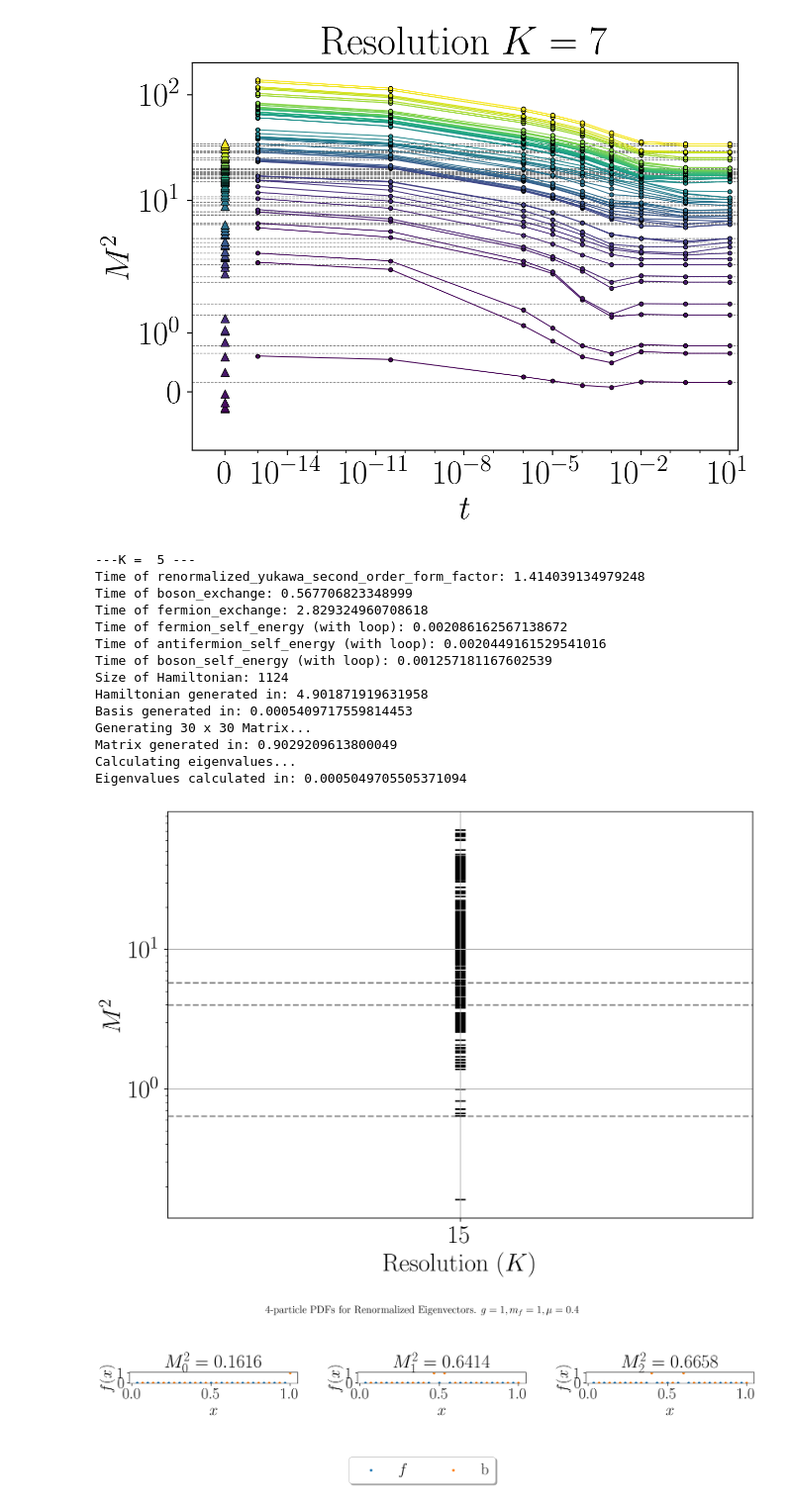
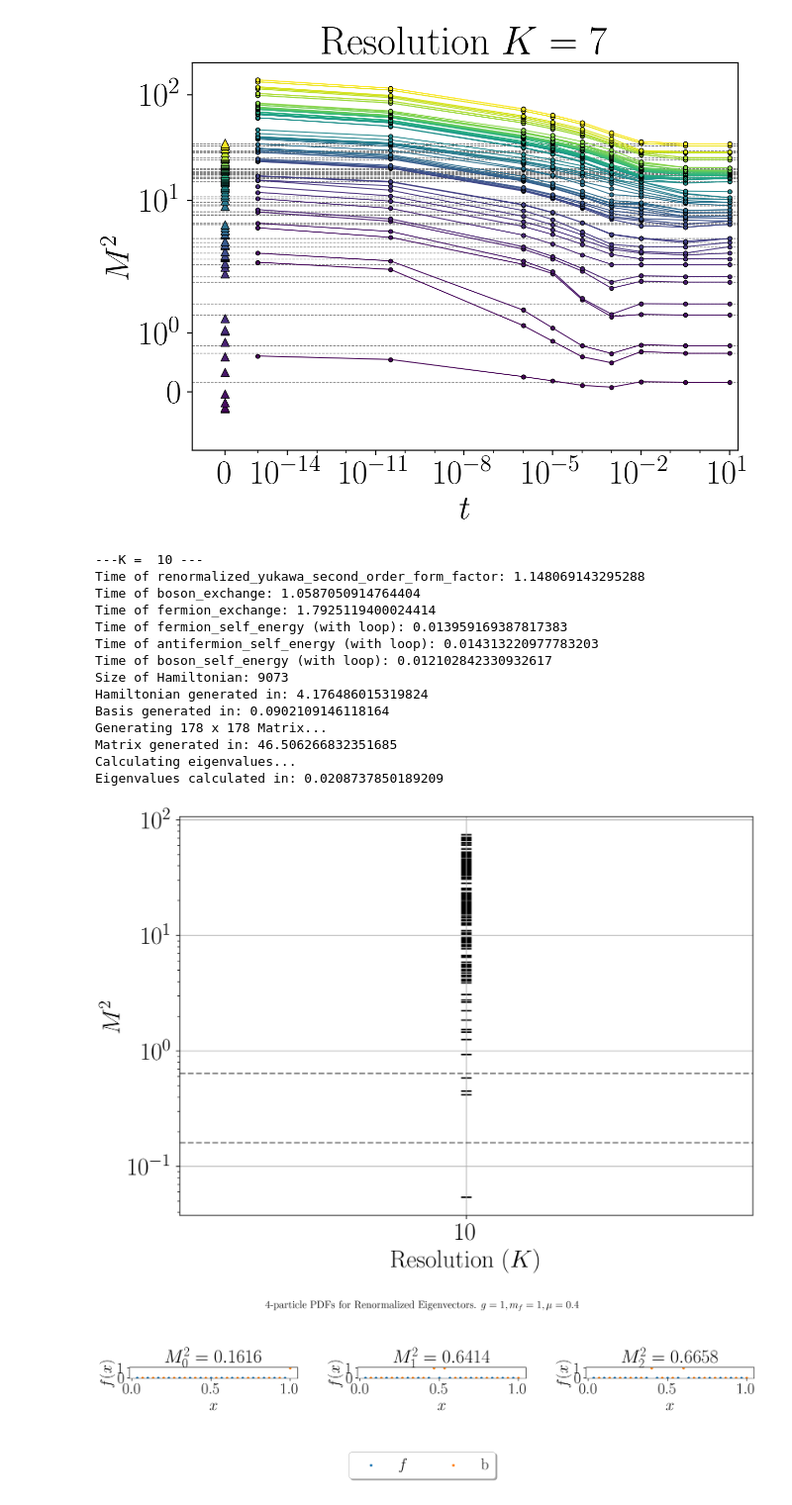
Before and after one commit to cgustin99/OpenParticle, a Jupyter notebook: models/Yukawa/yukawa.ipynb, the cells around one changed output. Shown at 99% size. Saved outputs shown, nothing was run; the diff lists cells and outputs as text; code cells hidden in the pictures.

Commit message:
Plot M2 vs. K at low t

```diff
--- a/models/Yukawa/yukawa.ipynb
+++ b/models/Yukawa/yukawa.ipynb
@@ -425,7 +423,8 @@ plt.xlabel(f'$x$')
 plt.ylabel(f'$xf(x)$')
 # plt.title(f"Yukawa $Q = {baryon_number}$ bound state PDF")
 # %%
-def get_renormalized_eigenstates(resolutions, t,  g, mf, mb, Q, num_eigenstates, n_particles: int = None, verbose:bool = False):
+def get_renormalized_eigenstates(resolutions, t,  g, mf, mb, Q, num_eigenstates,
+                                 n_particles: int = None, return_focks: bool = False, verbose:bool = False):
     eigenvalues = []
     eigenstates = []
 
@@ -466,15 +465,21 @@ def get_renormalized_eigenstates(resolutions, t,  g, mf, mb, Q, num_eigenstates,
                 print("Eigenvalues calculated in:", time.time() - res_time_init)
             vals = sorted(vals)
 
+        start = time.time()
         if num_eigenstates != 'all':
             eigenvalues.append(vals[:num_eigenstates])
-            for i in range(0, num_eigenstates):
-                eigenstates.append(numpy_to_fock(vecs[:, i], baryon_number_basis))
+            if return_focks:
+                for i in range(0, num_eigenstates):
+                    eigenstates.append(numpy_to_fock(vecs[:, i], baryon_number_basis))
         else:
             number_of_eigenstates = len(baryon_number_basis)
             eigenvalues.append(vals[:number_of_eigenstates])
-            for i in range(0, number_of_eigenstates):
-                eigenstates.append(numpy_to_fock(vecs[:, i], baryon_number_basis))
+            if return_focks:
+                for i in range(0, number_of_eigenstates):
+                    eigenstates.append(numpy_to_fock(vecs[:, i], baryon_number_basis))
+        end = time.time()
+        if verbose and return_focks:
+            print("Time to 'Fockify':", end - start)
 
 
     max_eigenvalues = max(len(eig) for eig in eigenvalues)
@@ -557,11 +562,11 @@ plt.show()
 # %% [output]
 [figure]
 # %%
-max_res = 5
+max_res = 10
 mf = 1
 mb = 0.4
 g = 1
-t = 1e-1
+t = 1e-5
 Q = 0
 n_particles = 4
 num_eigenstates = 'all'
@@ -571,46 +576,44 @@ resolutions = [max_res]
 renormalized_eigenvalues, renormalized_eigenvectors = get_renormalized_eigenstates(resolutions, t = t, g = g, mf = mf,
                                                                                    mb = mb, Q = Q, num_eigenstates = num_eigenstates, n_particles = n_particles, verbose = True)
 # %% [output]
----K =  5 ---
-Time of renormalized_yukawa_second_order_form_factor: 1.414039134979248
-Time of boson_exchange: 0.567706823348999
-Time of fermion_exchange: 2.829324960708618
-Time of fermion_self_energy (with loop): 0.002086162567138672
-Time of antifermion_self_energy (with loop): 0.0020449161529541016
-Time of boson_self_energy (with loop): 0.001257181167602539
-Size of Hamiltonian: 1124
-Hamiltonian generated in: 4.901871919631958
-Basis generated in: 0.0005409717559814453
-Generating 30 x 30 Matrix...
-Matrix generated in: 0.9029209613800049
+---K =  10 ---
+Time of renormalized_yukawa_second_order_form_factor: 1.148069143295288
+Time of boson_exchange: 1.0587050914764404
+Time of fermion_exchange: 1.7925119400024414
+Time of fermion_self_energy (with loop): 0.013959169387817383
+Time of antifermion_self_energy (with loop): 0.014313220977783203
+Time of boson_self_energy (with loop): 0.012102842330932617
+Size of Hamiltonian: 9073
+Hamiltonian generated in: 4.176486015319824
+Basis generated in: 0.0902109146118164
+Generating 178 x 178 Matrix...
+Matrix generated in: 46.506266832351685
 Calculating eigenvalues...
-Eigenvalues calculated in: 0.0005049705505371094
+Eigenvalues calculated in: 0.0208737850189209
 # %%
-# eigenstate_of_interest = 12
 
 plt.figure(figsize = (10, 7), dpi = 200)
 colors = plt.cm.viridis(np.linspace(0, 1, renormalized_eigenvalues.shape[0]))
 for i, eig in enumerate(renormalized_eigenvalues):
     # plt.scatter(resolutions, np.sqrt(eig),  color = colors[i], marker = '_', s = 100, label=rf"$E_{{{i}}}$")#
     # if i == eigenstate_of_interest:
     #     plt.scatter(resolutions, (eig), color = 'red', marker='_', s = 100, label = f'Eigenstate {i}')
     # else:
     plt.scatter(resolutions, (eig), color = 'black', marker='_', s = 100)
 
 plt.xlabel("Resolution ($K$)")
 plt.ylabel("$M^2$")
-plt.axhline(y = 4*mf**2, color = 'k', linestyle = '--', alpha = 0.5)
 plt.axhline(y = 4*mb**2, color = 'k', linestyle = '--', alpha = 0.5)
-plt.axhline(y = (2*mf + mb)**2, color = 'k', linestyle = '--', alpha = 0.5)
+plt.axhline(y = mb**2, color = 'k', linestyle = '--', alpha = 0.5)
+# plt.axhline(y = (2*mf + mb)**2, color = 'k', linestyle = '--', alpha = 0.5)
 # plt.title( f'$t = {t}$,$g = {g}$, $m_f$ = {mf}, $m_b$ = {mb}')
 # plt.legend(loc='upper center', bbox_to_anchor=(0.5, -0.5),
 #           fancybox=True, shadow=True, ncol=np.ceil(len(renormalized_eigenvalues)/6))
 plt.yscale('log')
 plt.xticks(resolutions)
 plt.grid()
-# plt.savefig("../renormalized_spectrum.pdf", dpi=300)
 # %% [output]
-[figure, old version]
+[figure, new version]
 # %%
 plt.figure(figsize = (10, 7), dpi = 200)
 for res in np.arange(2, 8, 1):
```
Also changed, not shown: parts of 2 cells of this notebook.
